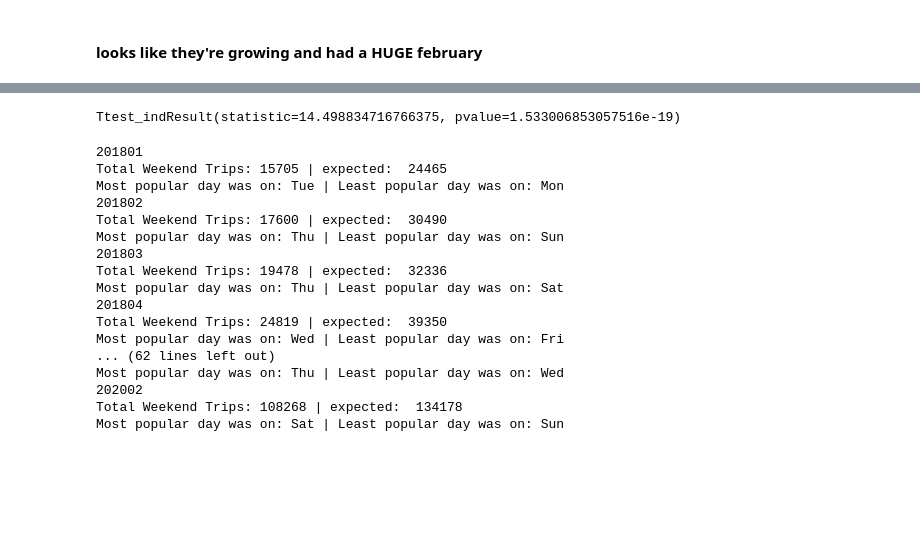
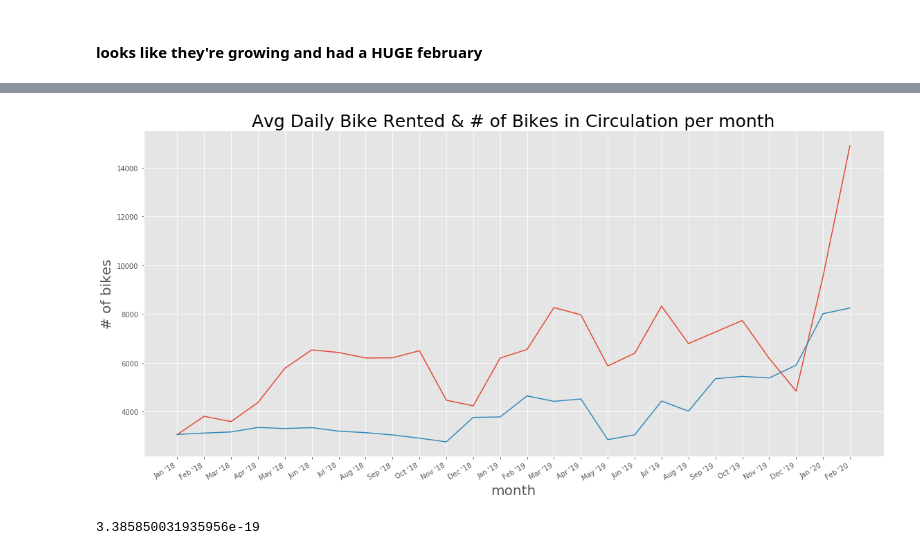
Before and after one commit to isaac-campbell-smith/BayWheels, a Jupyter notebook: Initial Data Exploration.ipynb, the cells around one changed output, grey strips where cells are left out. Saved outputs shown, nothing was run; the diff lists cells and outputs as text; code cells hidden in the pictures; blank space fills up the shorter version.

```diff
--- a/Initial Data Exploration.ipynb
+++ b/Initial Data Exploration.ipynb
@@ -70,25 +82,11 @@ plot_chart(fleet_per_month, '# of Bikes In Circulation Over 2 Years', y_name='bi
+# %%
+chart([bike_trips_per_month, fleet_per_month], kind='plot', name='Avg Daily Bike Rented & # of Bikes in Circulation per month', y_name='# of bikes', )
+# %% [output]
+[figure, added]
 # %%
 from scipy import stats
-stats.ttest_ind(list(bike_trips_per_month.values()), list(fleet_per_month.values()))
+stats.ttest_ind(list(bike_trips_per_month.values()), list(fleet_per_month.values()))[1]
 # %% [output]
-Ttest_indResult(statistic=14.498834716766375, pvalue=1.533006853057516e-19)
+3.385850031935956e-19
 # %%
-bike_data.do_on_all(weekend_insights)
+weekend_data = bike_data.do_on_all(weekend_insights)
-# %% [output]
-201801
-Total Weekend Trips: 15705 | expected:  24465
-Most popular day was on: Tue | Least popular day was on: Mon
-201802
-Total Weekend Trips: 17600 | expected:  30490
-Most popular day was on: Thu | Least popular day was on: Sun
-201803
-Total Weekend Trips: 19478 | expected:  32336
-Most popular day was on: Thu | Least popular day was on: Sat
-201804
-Total Weekend Trips: 24819 | expected:  39350
-Most popular day was on: Wed | Least popular day was on: Fri
-... (62 lines left out)
-Most popular day was on: Thu | Least popular day was on: Wed
-202002
-Total Weekend Trips: 108268 | expected:  134178
-Most popular day was on: Sat | Least popular day was on: Sun
```
Also changed, not shown: parts of 46 cells of this notebook, 5 other files.
